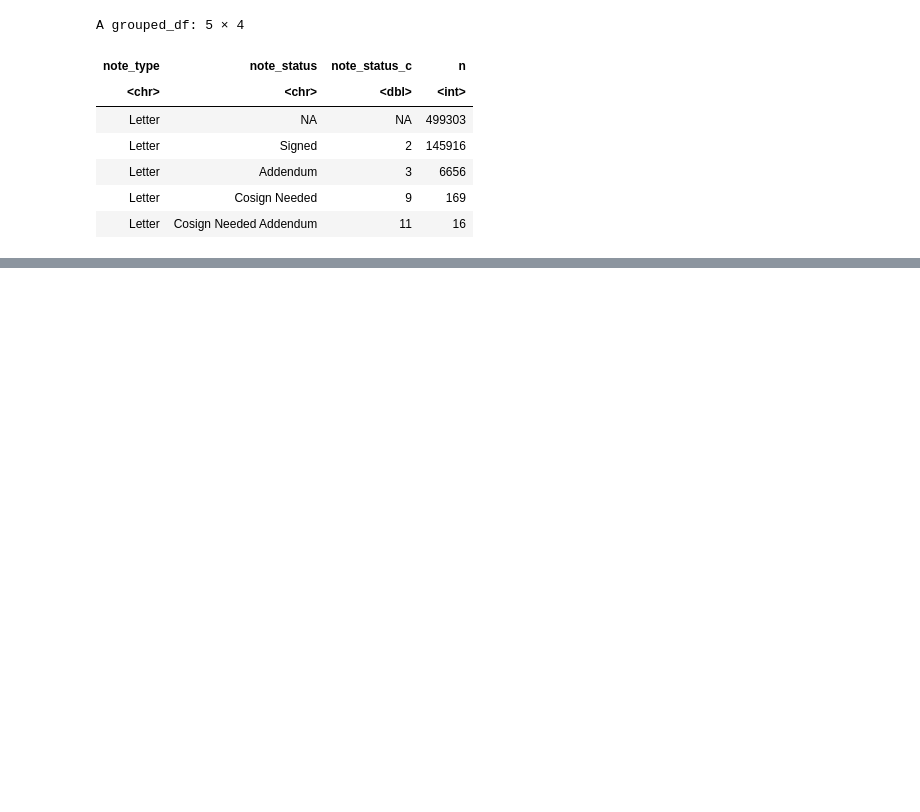
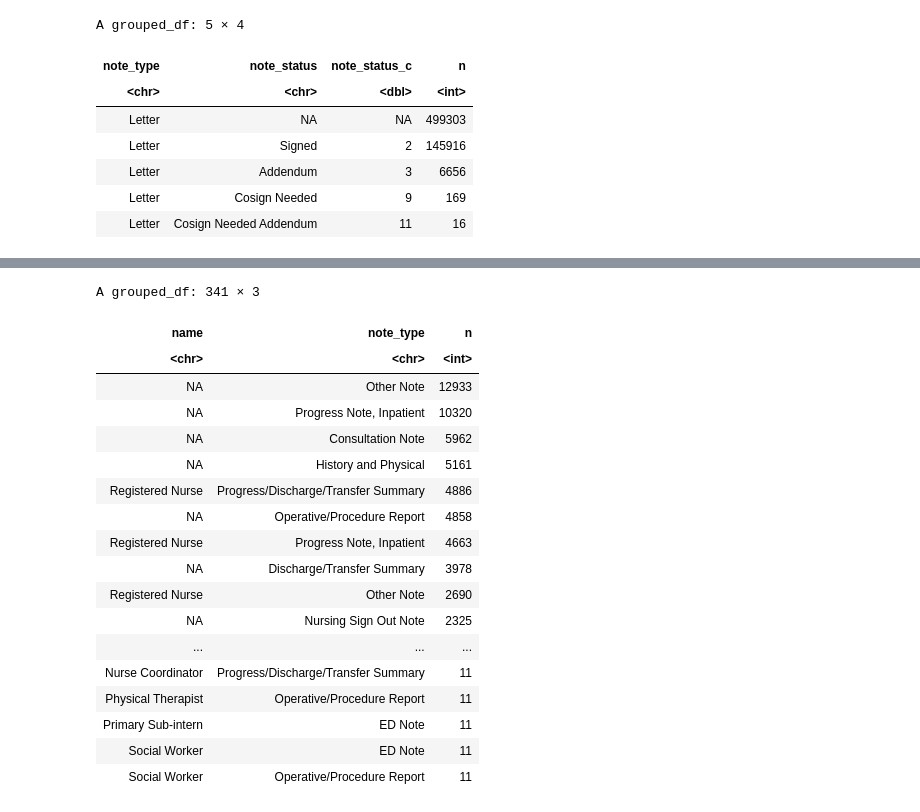
Before and after one commit to Minh084/TDA, a Jupyter notebook: shc2021/EDA_R.ipynb, the cells around one changed output, grey strips where cells are left out. Cells and saved outputs as stored; diff of their text form; code cells hidden in the pictures; blank space fills up the shorter version.

```diff
--- a/shc2021/EDA_R.ipynb
+++ b/shc2021/EDA_R.ipynb
@@ -361,3 +359,5 @@ A grouped_df: 5 × 4
 | Letter | Addendum | 3 | 6656 |
 | Letter | Cosign Needed | 9 | 169 |
 | Letter | Cosign Needed Addendum | 11 | 16 |
+# %%
+note_type <- note_type %>% filter(!note_type %in% c("Letter", "Telephone Encounter", "Progress Note, Outpatient"))
@@ -363,0 +410,3 @@ A grouped_df: 5 × 4
+# %%
+note_type <- note_type %>% mutate(prov_map_id = ifelse(is.na(auth_lnked_prov_map_id), author_prov_map_id, auth_lnked_prov_map_id))
+sum(is.na(note_type$prov_map_id))
@@ -363,0 +436,23 @@ A grouped_df: 5 × 4
+# %%
+remove <- c('Nursing Assistant', 'Student Nurse', 'Medical Student', 'Relief Charge',
+            'ED Unit Secretary', 'Consulting Med Student', 'Primary Medical Student',
+            'Restorative Aide', 'ED Registrar', 'ED Tech', 'OB Tech')
+rn <- c('Registered Nurse', 'Resource Nurse', 'Float Nurse', 'Triage Nurse', 'Licensed Vocational Nurse',
+         'Post-Transplant Nurse', 'Nursery Nurse', 'Delivery Nurse', 'Specialty Nurse')
+md <- c('Primary Team', 'Emergency Resident', 'Primary Resident', 'Primary Intern', 'Senior Resident',
+        'Primary Advanced Practice Provider', 'Nurse Practitioner', 'Intern', 'Resident', 'Physician Assistant',
+         'Cardiologist', 'Primary Fellow', 'Pulmonologist', 'Fellow', 'Primary Sub-intern', 'Sub-Intern',
+         'Gastroenterologist', 'Infectious Disease', 'Chief Resident', 'Co-Attending', 'Primary Care Physician',
+         'Hematologist', 'Internist', 'Surgeon', 'Medical Oncologist', 'Dermatologist', 'Surgical Oncologist',
+         'Endocrinologist', 'Nephrologist', 'Trauma Attending', 'Diabetes MD', 'Trauma Resident',
+         'BMT Attending Provider', 'Urologist', 'Transplant Pulmonologist', 'Neurologist', 'Anesthesiologist',
+         'Primary Physician Assistant', 'Hepatologist', 'Transplant Surgeon', 'Obstetrician',
+         'Family Practitioner', 'Heart Failure Cardiologist', 'Radiation Oncologist', 'Referring Pulmonologist', 'Transplant Nephrologist',
+         'Cross Cover Intern', 'Cross Cover Sub-Intern', 'Cross Cover Attending', 'Cross Cover Resident',
+         'Cross Cover Fellow', 'Cross Cover Advanced Practice Provider',
+         'Consulting Service', 'Consulting Attending', 'Consulting Fellow', 'Consulting Resident', 'Consulting Intern',
+         'Psychologist', 'Consulting Medical Oncologist', 'Consulting Hematologist', 'Consulting Surgical Oncologist', 'Post-Transplant Nephrologist')
+# %%
+team_uni <- team %>% filter(!name %in% remove) %>% distinct(name, prov_map_id)
+note_team <- note_type %>% select(prov_map_id, note_type) %>% distinct() %>% left_join(team_uni)
+nrow(note_team)
@@ -363,0 +493,22 @@ A grouped_df: 5 × 4
+# %%
+note_team %>% group_by(name, note_type) %>% count() %>% arrange(-n) %>% filter(n>10)
+# %% [output]
+A grouped_df: 341 × 3
+| name | note_type | n |
+| <chr> | <chr> | <int> |
+| NA | Other Note | 12933 |
+| NA | Progress Note, Inpatient | 10320 |
+| NA | Consultation Note | 5962 |
+| NA | History and Physical | 5161 |
+| Registered Nurse | Progress/Discharge/Transfer Summary | 4886 |
+| NA | Operative/Procedure Report | 4858 |
+| Registered Nurse | Progress Note, Inpatient | 4663 |
+| NA | Discharge/Transfer Summary | 3978 |
+| Registered Nurse | Other Note | 2690 |
+| NA | Nursing Sign Out Note | 2325 |
+| ... | ... | ... |
+| Nurse Coordinator | Progress/Discharge/Transfer Summary | 11 |
+| Physical Therapist | Operative/Procedure Report | 11 |
+| Primary Sub-intern | ED Note | 11 |
+| Social Worker | ED Note | 11 |
+| Social Worker | Operative/Procedure Report | 11 |
```
Also changed, not shown: parts of 17 cells of this notebook.
